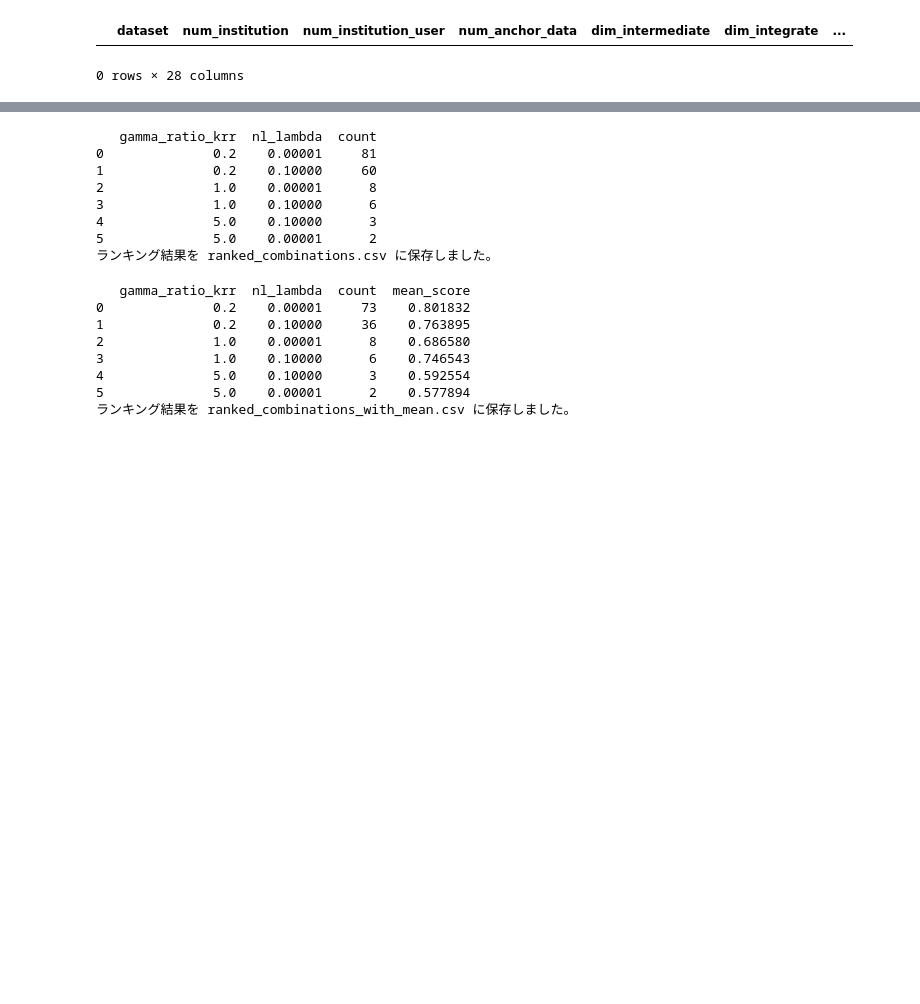
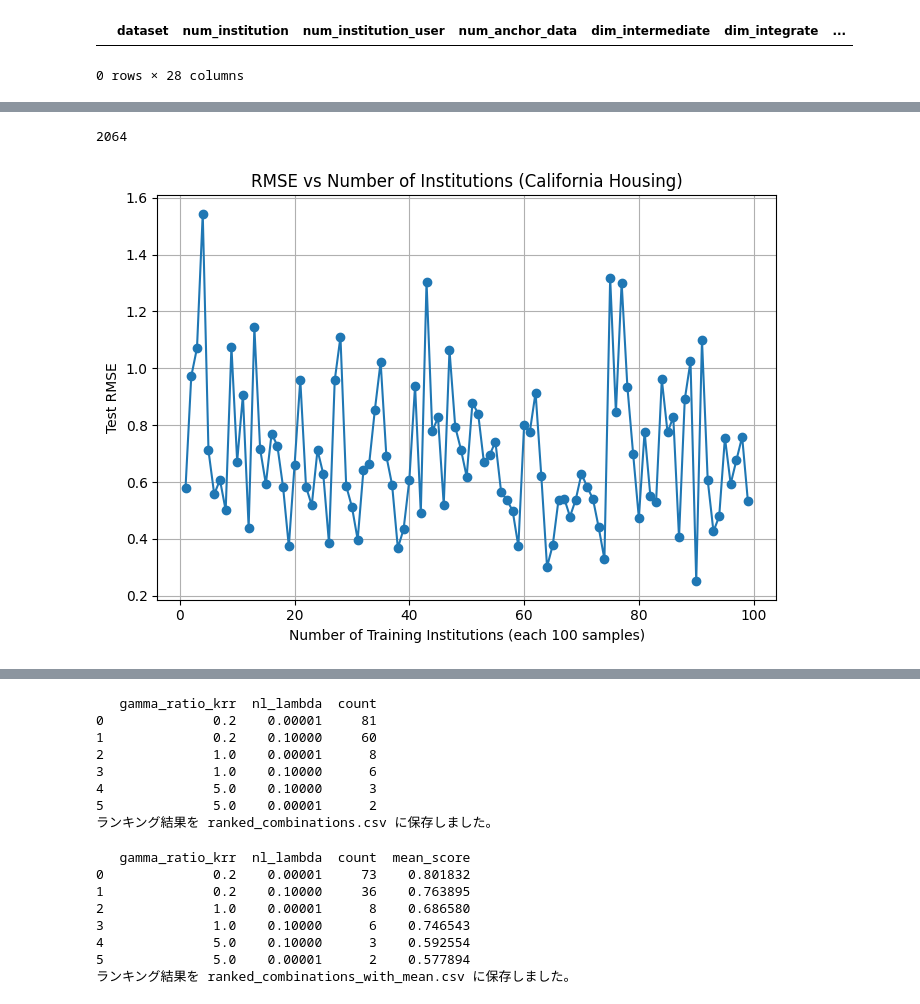
Before and after one commit to takano-lab/data-collaboration-analysis, a Jupyter notebook: output/0913/an_big_csv.ipynb, the cells around one changed output, grey strips where cells are left out. Drawn from its saved outputs; the diff is of its cells as text; code cells hidden in the pictures; blank space fills up the shorter version.

```diff
--- a/output/0913/an_big_csv.ipynb
+++ b/output/0913/an_big_csv.ipynb
@@ -5,0 +45,77 @@ df
+# %%
+import pandas as pd
+import numpy as np
+from sklearn.preprocessing import StandardScaler
+from sklearn.kernel_ridge import KernelRidge
+from sklearn.metrics import mean_squared_error
+from sklearn.metrics.pairwise import rbf_kernel
+import matplotlib.pyplot as plt
+
+# Load dataset
+file_path = "california_housing.csv"
+df = pd.read_csv(file_path)
+
+# Separate features and target
+X = df.drop(columns=['HousingPrices']).values
+y = df['HousingPrices'].values
+
+# Shuffle
+rng = np.random.default_rng(42)
+indices = rng.permutation(len(X))
+X, y = X[indices], y[indices]
+
+# Standardize
+scaler = StandardScaler()
+X = scaler.fit_transform(X)
+
+# Divide into institutions of 100 samples each
+inst_size = 10
+n_inst = len(X) // inst_size
+splits = np.array_split(np.arange(n_inst * inst_size), n_inst)
+print(n_inst)
+results_rmse = []
+
+for k in range(1, 100):  # training institutions
+    train_idx = np.hstack(splits[:k])
+    test_idx = splits[k]
+
+    X_train, y_train = X[train_idx], y[train_idx]
+    X_test, y_test = X[test_idx], y[test_idx]
+
+    # Anchor generation
+    r = 200
+    mins = X_train.min(axis=0)
+    maxs = X_train.max(axis=0)
+    anchors = rng.uniform(mins, maxs, size=(r, X.shape[1]))
+
+    # Median heuristic
+    pairwise_sq = np.sum((X_train[:,None]-X_train[None,:])**2, axis=2)
+    median_dist = np.median(pairwise_sq[pairwise_sq>0])
+    gamma = 1.0 / (2 * median_dist) if median_dist > 0 else 1.0
+
+    # Kernel matrices
+    K_train = rbf_kernel(X_train, X_train, gamma=gamma)
+    K_test = rbf_kernel(X_test, X_train, gamma=gamma)
+
+    # KRR
+    model = KernelRidge(alpha=1.0, kernel="precomputed")
+    model.fit(K_train, y_train)
+
+    y_pred = model.predict(K_test)
+    rmse = np.sqrt(mean_squared_error(y_test, y_pred))
+    results_rmse.append(rmse)
+
+# Plot
+plt.figure(figsize=(7,5))
+plt.plot(range(1, 100), results_rmse, marker='o')
+plt.xlabel("Number of Training Institutions (each 100 samples)")
+plt.ylabel("Test RMSE")
+plt.title("RMSE vs Number of Institutions (California Housing)")
+plt.grid(True)
+plt.tight_layout()
+plt.show()
+
+results_rmse
+# %% [output]
+2064
+[figure, added]
```
Also changed, not shown: parts of 3 cells of this notebook, 5 other files.
